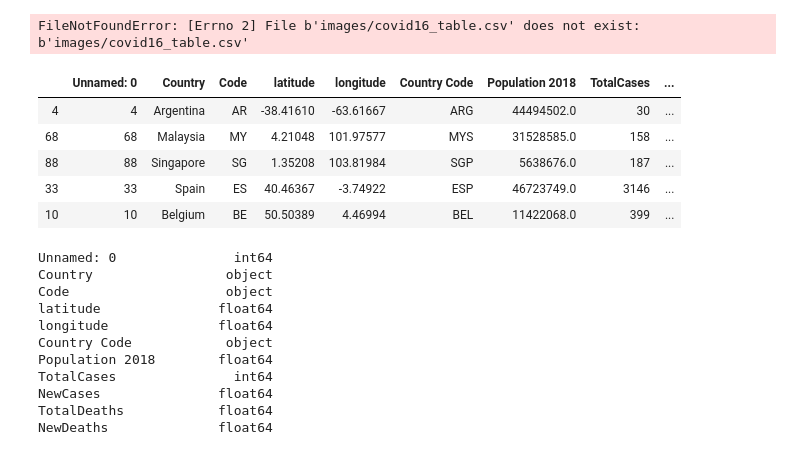
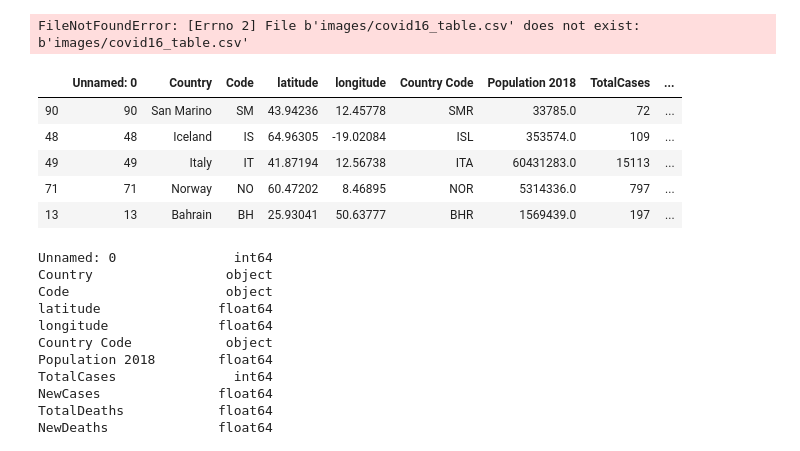
Before and after one commit to RandyPayano/Covid-19-Dashboard, a Jupyter notebook: newNoteBook.ipynb, the cells around one changed output. Cells and saved outputs as stored; diff of their text form; code cells hidden in the pictures.

```diff
--- a/newNoteBook.ipynb
+++ b/newNoteBook.ipynb
@@ -153,14 +109,14 @@ info_mongodbpairs.sort_values(by=['Pct Affected of Pop'], ascending=False).round
 
 info_mongodbpairs['NewCases'] = pd.to_numeric(info_mongodbpairs['NewCases'],errors='ignore')
 # %%
-info_mongodbpairs.sort_values(by=['NewCases'], ascending=False).head(5)
+info_mongodbpairs.sort_values(by=['Pct Affected of Pop'], ascending=False).head(5)
 # %% [output]
 |  | Unnamed: 0 | Country | Code | latitude | longitude | Country Code | Population 2018 | TotalCases | ... |
-| 4 | 4 | Argentina | AR | -38.41610 | -63.61667 | ARG | 44494502.0 | 30 | ... |
-| 68 | 68 | Malaysia | MY | 4.21048 | 101.97577 | MYS | 31528585.0 | 158 | ... |
-| 88 | 88 | Singapore | SG | 1.35208 | 103.81984 | SGP | 5638676.0 | 187 | ... |
-| 33 | 33 | Spain | ES | 40.46367 | -3.74922 | ESP | 46723749.0 | 3146 | ... |
-| 10 | 10 | Belgium | BE | 50.50389 | 4.46994 | BEL | 11422068.0 | 399 | ... |
+| 90 | 90 | San Marino | SM | 43.94236 | 12.45778 | SMR | 33785.0 | 72 | ... |
+| 48 | 48 | Iceland | IS | 64.96305 | -19.02084 | ISL | 353574.0 | 109 | ... |
+| 49 | 49 | Italy | IT | 41.87194 | 12.56738 | ITA | 60431283.0 | 15113 | ... |
+| 71 | 71 | Norway | NO | 60.47202 | 8.46895 | NOR | 5314336.0 | 797 | ... |
+| 13 | 13 | Bahrain | BH | 25.93041 | 50.63777 | BHR | 1569439.0 | 197 | ... |
 # %%
 info_mongodbpairs['NewCases'] = info_mongodbpairs['NewCases'].apply(pd.to_numeric, errors='coerce')
 info_mongodbpairs['NewCases'] = info_mongodbpairs['NewCases'].apply(pd.to_numeric, errors='coerce')
```
Also changed, not shown: parts of 49 cells of this notebook, 11 other files.
